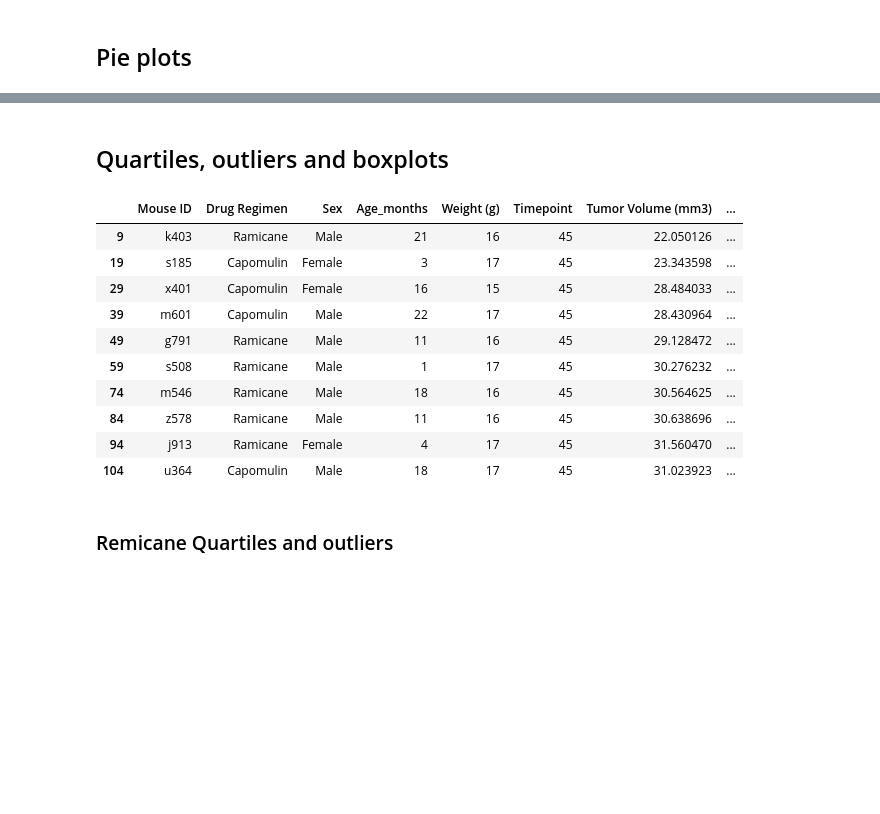
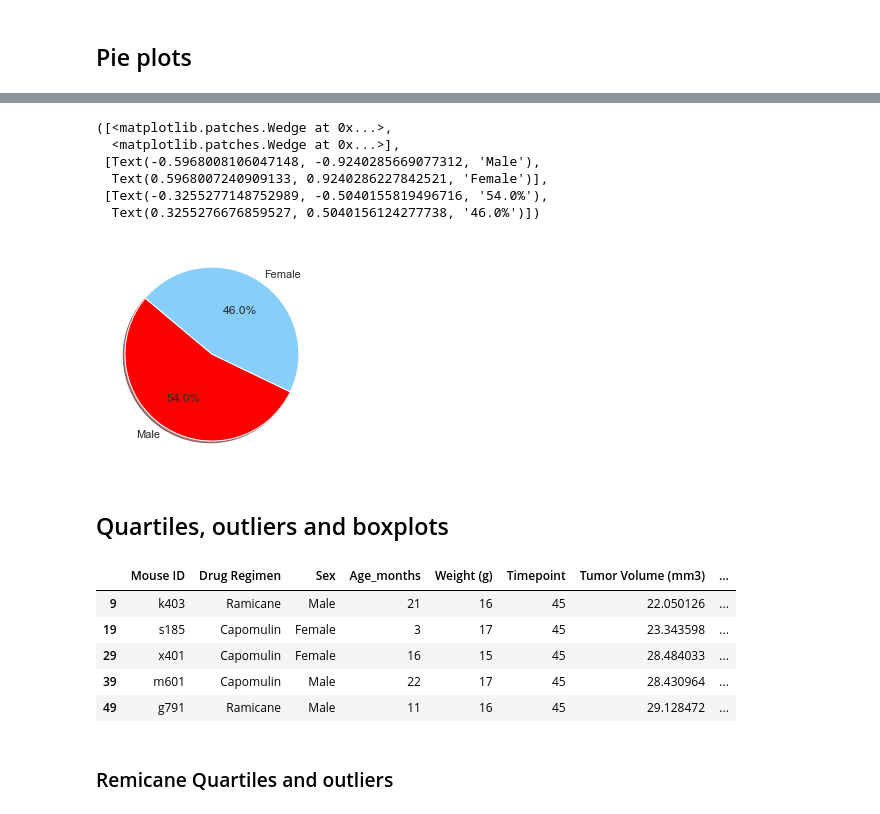
Before and after one commit to prerak-patel/matplotlib-challange, a Jupyter notebook: pymaceuticals_starter.ipynb, the cells around one changed output, grey strips where cells are left out. Saved outputs shown, nothing was run; the diff lists cells and outputs as text; code cells hidden in the pictures; blank space fills up the shorter version.

```diff
--- a/pymaceuticals_starter.ipynb
+++ b/pymaceuticals_starter.ipynb
@@ -96,2 +103,13 @@ Text(0, 0.5, 'Drug Count')
 # %%
-# Generate a pie plot showing the distribution of female versus male mice using pandas
+# Generate a pie plot showing the distribution of female versus male mice using pyplot
+
+plt.pie(gender_df['Sex'].value_counts(), explode=explode, labels=labels, colors=colors,
+        autopct="%1.1f%%", shadow=True, startangle=140)
+# %% [output]
+([<matplotlib.patches.Wedge at 0x...>,
+  <matplotlib.patches.Wedge at 0x...>],
+ [Text(-0.5968008106047148, -0.9240285669077312, 'Male'),
+  Text(0.5968007240909133, 0.9240286227842521, 'Female')],
+ [Text(-0.3255277148752989, -0.5040155819496716, '54.0%'),
+  Text(0.3255276676859527, 0.5040156124277738, '46.0%')])
+[figure, added]
@@ -102,21 +118,16 @@ Text(0, 0.5, 'Drug Count')
 # %%
 # Calculate the final tumor volume of each mouse across four of the most promising treatment regimens. Calculate the IQR and quantitatively determine if there are any potential outliers.
 
 promising_regimens_df = combined_df.loc[combined_df['Drug Regimen'].isin(['Capomulin','Ramicane','Infubinol','Ceftamin'])]
 promising_regimens_df = promising_regimens_df.loc[promising_regimens_df['Timepoint'] == 45]
-promising_regimens_df.head(10)
+promising_regimens_df.head()
 # %% [output]
 |  | Mouse ID | Drug Regimen | Sex | Age_months | Weight (g) | Timepoint | Tumor Volume (mm3) | ... |
 | 9 | k403 | Ramicane | Male | 21 | 16 | 45 | 22.050126 | ... |
 | 19 | s185 | Capomulin | Female | 3 | 17 | 45 | 23.343598 | ... |
 | 29 | x401 | Capomulin | Female | 16 | 15 | 45 | 28.484033 | ... |
 | 39 | m601 | Capomulin | Male | 22 | 17 | 45 | 28.430964 | ... |
 | 49 | g791 | Ramicane | Male | 11 | 16 | 45 | 29.128472 | ... |
-| 59 | s508 | Ramicane | Male | 1 | 17 | 45 | 30.276232 | ... |
-| 74 | m546 | Ramicane | Male | 18 | 16 | 45 | 30.564625 | ... |
-| 84 | z578 | Ramicane | Male | 11 | 16 | 45 | 30.638696 | ... |
-| 94 | j913 | Ramicane | Female | 4 | 17 | 45 | 31.560470 | ... |
-| 104 | u364 | Capomulin | Male | 18 | 17 | 45 | 31.023923 | ... |
 # %% [markdown]
 ### Remicane Quartiles and outliers
 # %%
```
Also changed, not shown: parts of 6 cells of this notebook.
